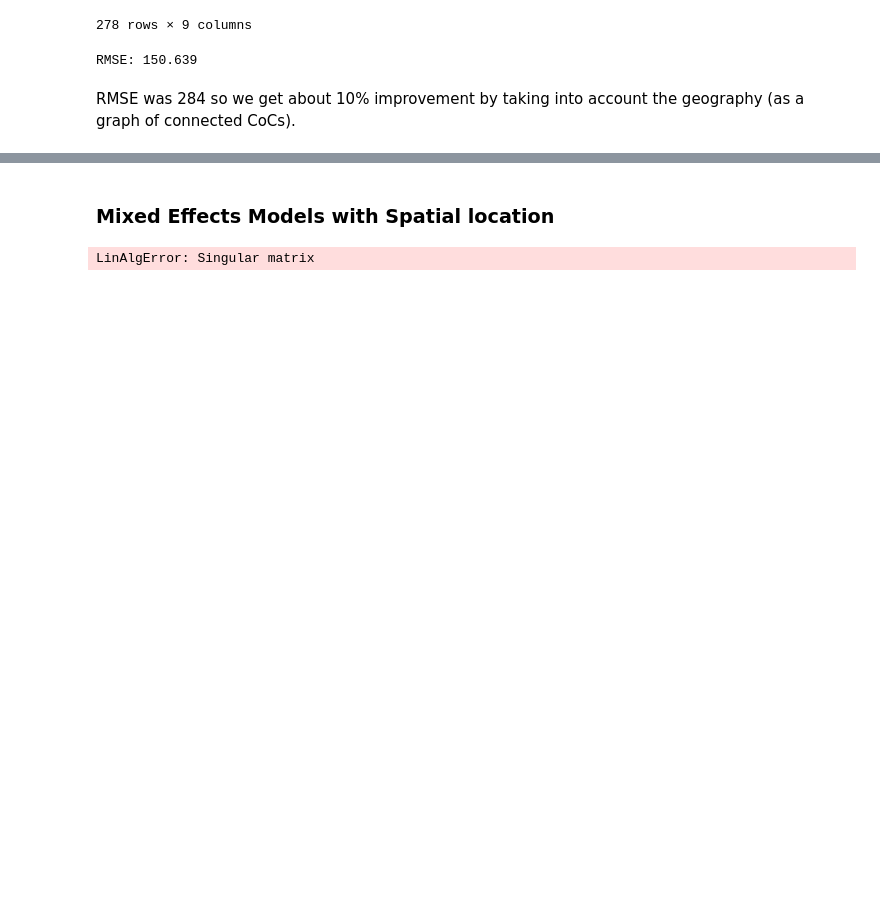
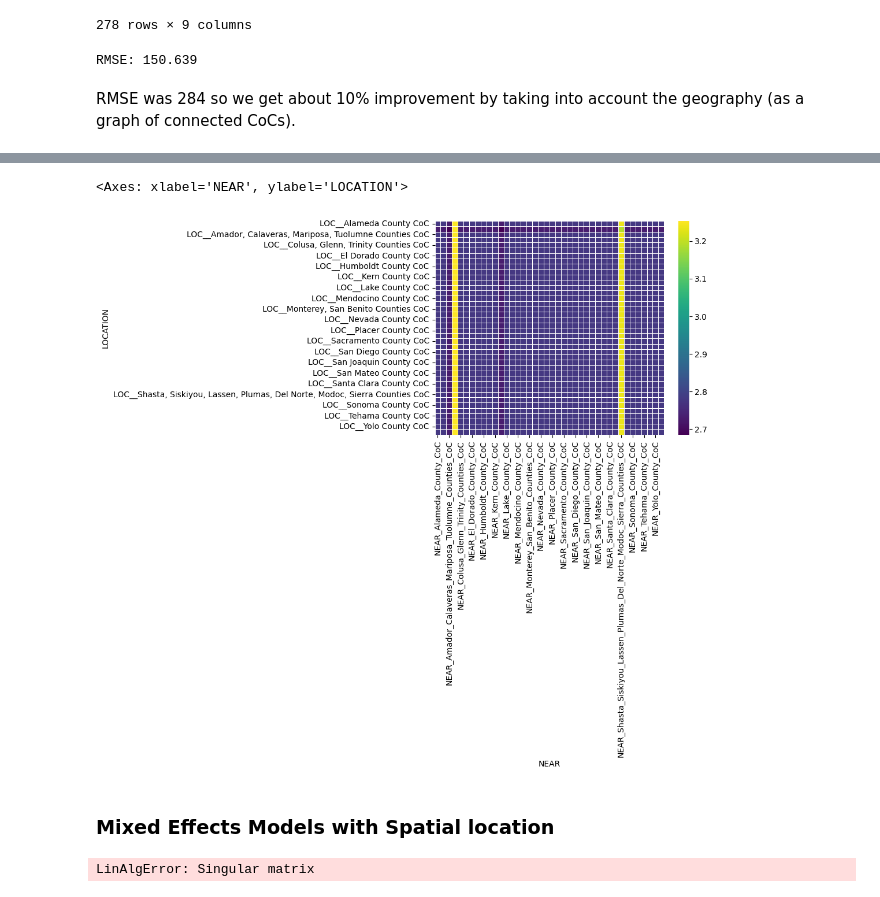
Before and after one commit to igoumiri/homelessness, a Jupyter notebook: plots.ipynb, the cells around one changed output, grey strips where cells are left out. Drawn from its saved outputs; the diff is of its cells as text; code cells hidden in the pictures; blank space fills up the shorter version.

```diff
--- a/plots.ipynb
+++ b/plots.ipynb
@@ -1573,0 +1695,5 @@ RMSE was 284 so we get about 10% improvement by taking into account the geograph
+# %%
+x = df[features + [f"NEAR_{normalize(loc)}" for loc in neighbors.keys()]]
+x = pd.get_dummies(pd.get_dummies(x, columns=['LOCATION'], prefix='LOC_'), columns=['AGE_GROUP_PUBLIC'], prefix='AGE_')
+model = RandomForestRegressor(n_estimators = 10, random_state = 0)
+model.fit(x, y)
@@ -1574,3 +1875,9 @@ RMSE was 284 so we get about 10% improvement by taking into account the geograph
+# %%
+heat = filtered[['LOCATION', 'NEAR', 'PREDICTED']].pivot(index='LOCATION', columns='NEAR', values='PREDICTED')
+sns.heatmap(heat, cmap='viridis', linewidths=.5)
+# %% [output]
+<Axes: xlabel='NEAR', ylabel='LOCATION'>
+[figure, added]
 # %% [markdown]
 ### Mixed Effects Models with Spatial location
 # %%
```
Also changed, not shown: parts of 29 cells of this notebook.
